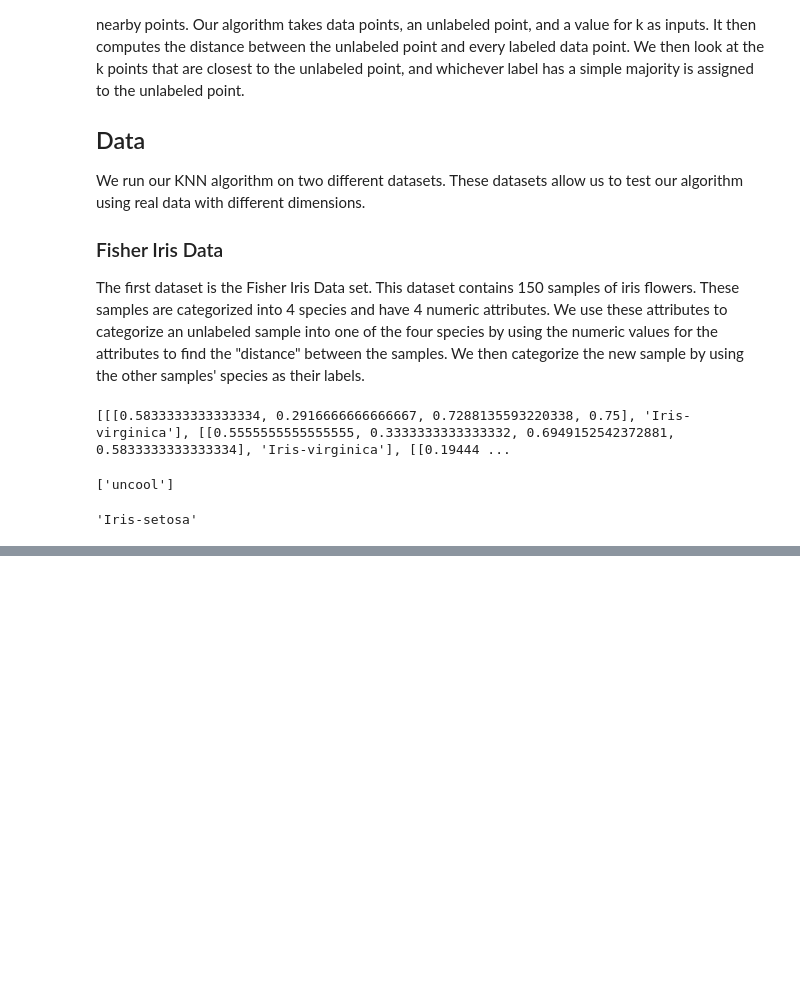
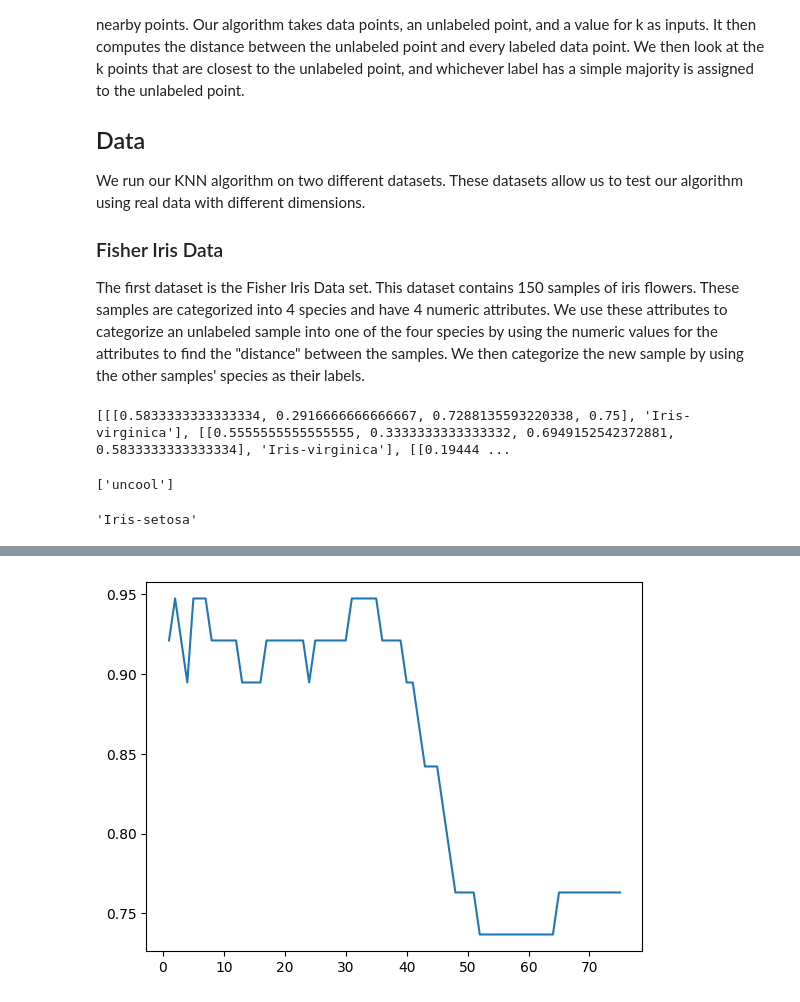
Before and after one commit to kaiden-mccready/ml-240-project1, a Jupyter notebook: iris_example_project/iris_knn.ipynb, the cells around one changed output, grey strips where cells are left out. Saved outputs shown, nothing was run; the diff lists cells and outputs as text; code cells hidden in the pictures; blank space fills up the shorter version.

```diff
--- a/iris_example_project/iris_knn.ipynb
+++ b/iris_example_project/iris_knn.ipynb
@@ -154,0 +163,24 @@ plt.show()
+# %%
+iris_evaluating_set = pd.read_csv("Iris_testing_data.csv")
+
+# format test points to ben's LoL
+eval_points = iris_evaluating_set.drop(columns="Species").values.tolist()
+
+# evaluate k options + accuracies
+evaluations = pd.DataFrame(columns=["k", "accuracy"])
+
+# check k 1 - 75
+for k in range(1, 76):
+
+    # run the model on each point in the test set (eval_points)
+    iris_evaluating_set["Predicted"] = [KNN(iris_training_set, point, k) for point in eval_points]
+    # check to see if each prediction was correct
+    iris_evaluating_set["Correct?"] = iris_evaluating_set["Species"] == iris_evaluating_set["Predicted"]
+    # get the % of accurate predictions
+    accuracy = iris_evaluating_set["Correct?"].mean()
+    evaluations = pd.concat([evaluations, pd.DataFrame([{'k': k, 'accuracy': accuracy}])], ignore_index=True)
+    # print(f"k = {k}; accuracy = {accuracy.round(5)}")
+
+_ = plt.plot(evaluations["k"], evaluations["accuracy"]) # this apparently stops the class from printing randomly when displaying the plot
+# %% [output]
+[figure, added]
```
Also changed, not shown: parts of 8 cells of this notebook, 2 other files.
